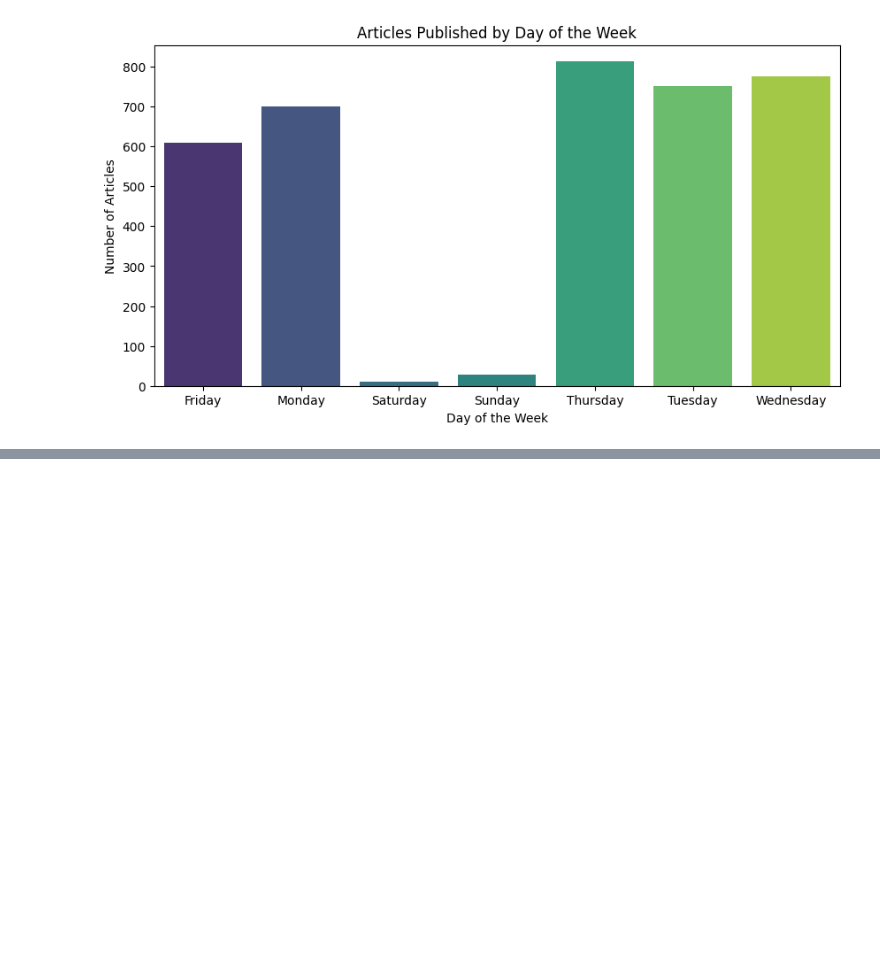
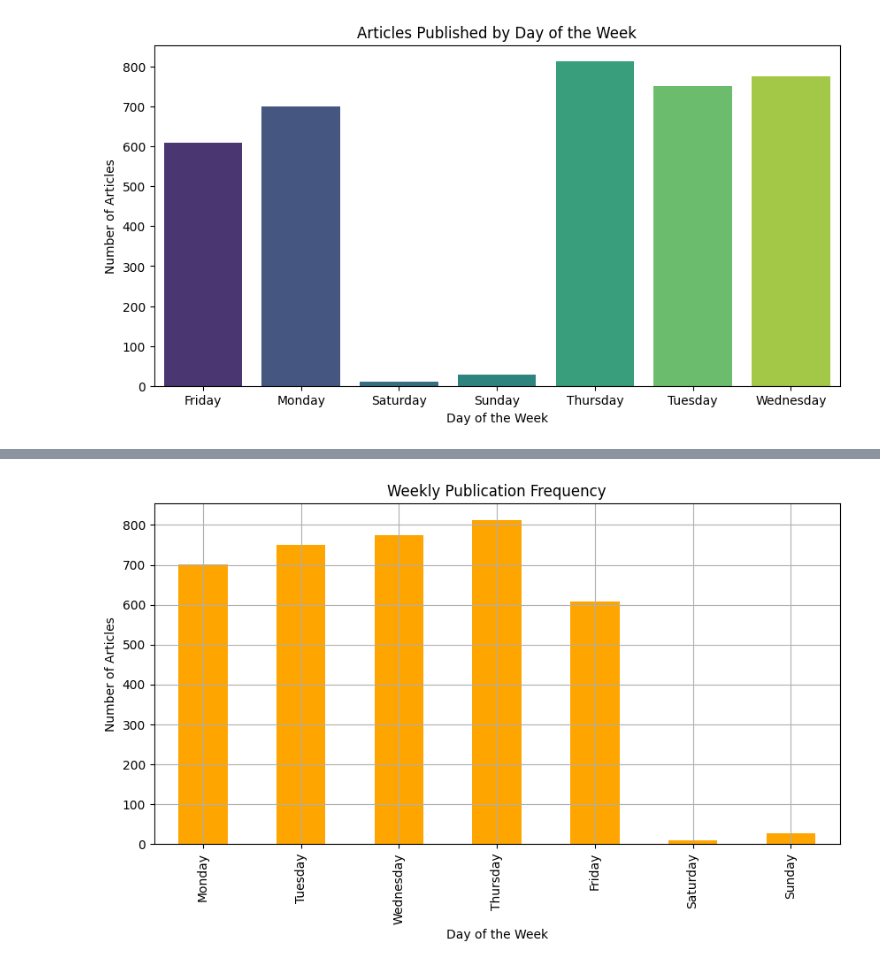
Before and after one commit to yohannesalex/stock-market-predictions, a Jupyter notebook: notebooks/EDA_news.ipynb, the cells around one changed output, grey strips where cells are left out. Drawn from its saved outputs; the diff is of its cells as text; code cells hidden in the pictures; blank space fills up the shorter version.

```diff
--- a/notebooks/EDA_news.ipynb
+++ b/notebooks/EDA_news.ipynb
@@ -101,0 +264,14 @@ sample_data.head()
+# %%
+# Group by day of the week
+weekly_publications = sample_data.groupby('day_of_week').size()
+
+plt.figure(figsize=(10, 5))
+weekly_publications.reindex(['Monday', 'Tuesday', 'Wednesday', 'Thursday', 'Friday', 'Saturday', 'Sunday']).plot(
+    kind='bar', color='orange', title='Weekly Publication Frequency'
+)
+plt.xlabel('Day of the Week')
+plt.ylabel('Number of Articles')
+plt.grid()
+plt.show()
+# %% [output]
+[figure, added]
```
Also changed, not shown: parts of 12 cells of this notebook.
